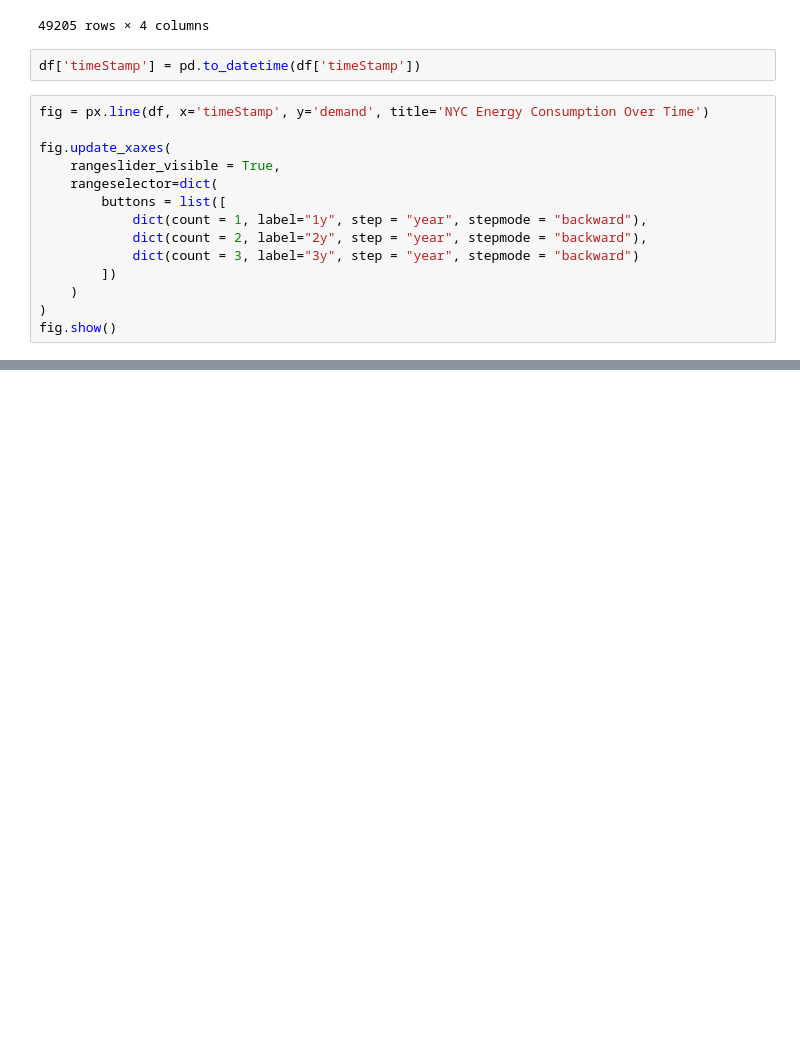
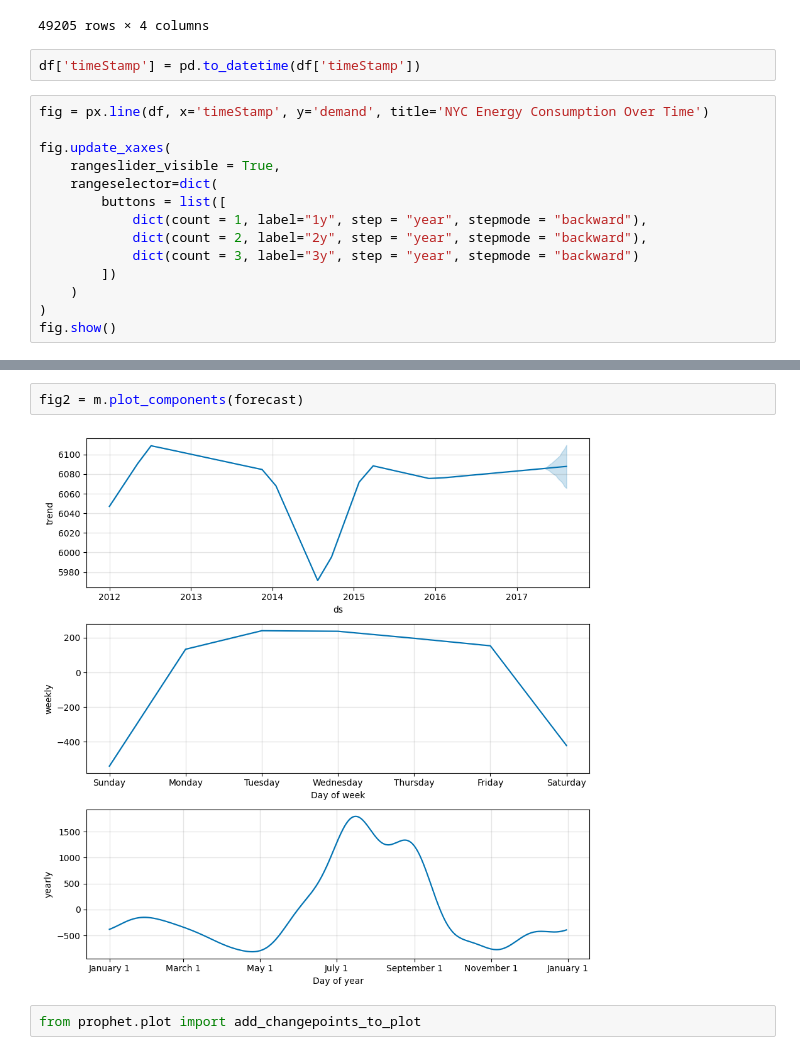
Before and after one commit to anshu57/Data-Science-Portfolio, a Jupyter notebook: ML Micro Projects/notebooks/Time Series Analysis/TIme Series using Prophet.ipynb, the cells around one changed output, grey strips where cells are left out. Cells and saved outputs as stored; diff of their text form; blank space fills up the shorter version.

```diff
--- a/ML Micro Projects/notebooks/Time Series Analysis/TIme Series using Prophet.ipynb
+++ b/ML Micro Projects/notebooks/Time Series Analysis/TIme Series using Prophet.ipynb
@@ -109,0 +195,6 @@ Note: you may need to restart the kernel to use updated packages.
+# %%
+fig2 = m.plot_components(forecast)
+# %% [output]
+[figure, added]
+# %%
+from prophet.plot import add_changepoints_to_plot
```
Also changed, not shown: parts of 25 cells of this notebook, 2 other files.
